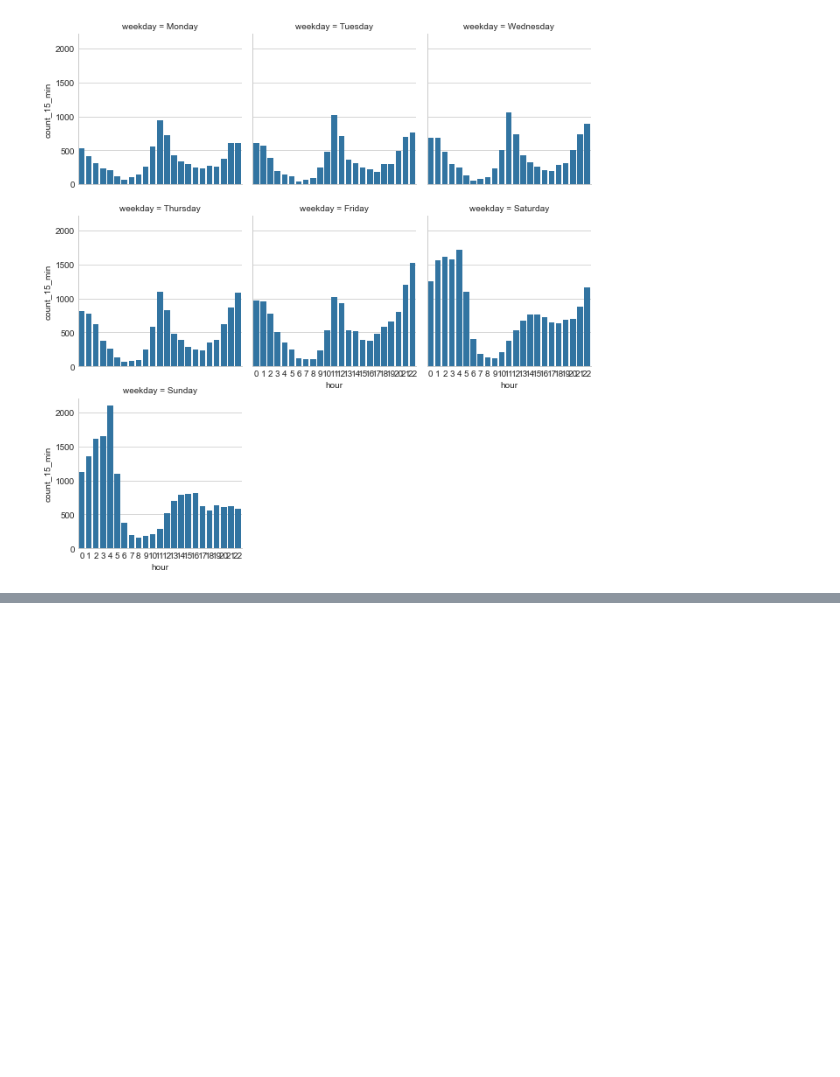
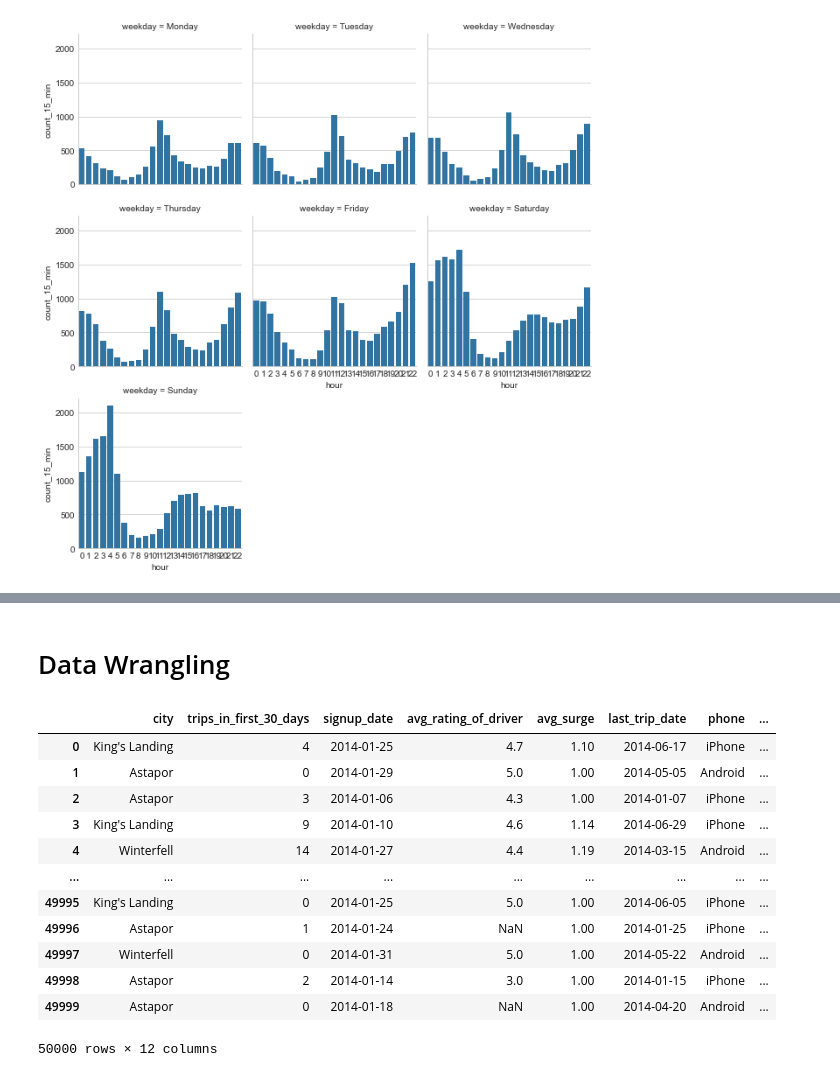
Before and after one commit to gabriellewald/ultimate-challenge, a Jupyter notebook: ultimate-data-challenge.ipynb, the cells around one changed output, grey strips where cells are left out. Drawn from its saved outputs; the diff is of its cells as text; code cells hidden in the pictures; blank space fills up the shorter version.

```diff
--- a/ultimate-data-challenge.ipynb
+++ b/ultimate-data-challenge.ipynb
@@ -293,0 +319,20 @@ improve its long­term rider retention (again, a few sentences will suffice).
+# %% [markdown]
+# Data Wrangling
+# %%
+# user (rider) retention
+df = pd.read_json('data/ultimate_data_challenge.json')
+df
+# %% [output]
+|  | city | trips_in_first_30_days | signup_date | avg_rating_of_driver | avg_surge | last_trip_date | phone | ... |
+| 0 | King's Landing | 4 | 2014-01-25 | 4.7 | 1.10 | 2014-06-17 | iPhone | ... |
+| 1 | Astapor | 0 | 2014-01-29 | 5.0 | 1.00 | 2014-05-05 | Android | ... |
+| 2 | Astapor | 3 | 2014-01-06 | 4.3 | 1.00 | 2014-01-07 | iPhone | ... |
+| 3 | King's Landing | 9 | 2014-01-10 | 4.6 | 1.14 | 2014-06-29 | iPhone | ... |
+| 4 | Winterfell | 14 | 2014-01-27 | 4.4 | 1.19 | 2014-03-15 | Android | ... |
+| ... | ... | ... | ... | ... | ... | ... | ... | ... |
+| 49995 | King's Landing | 0 | 2014-01-25 | 5.0 | 1.00 | 2014-06-05 | iPhone | ... |
+| 49996 | Astapor | 1 | 2014-01-24 | NaN | 1.00 | 2014-01-25 | iPhone | ... |
+| 49997 | Winterfell | 0 | 2014-01-31 | 5.0 | 1.00 | 2014-05-22 | Android | ... |
+| 49998 | Astapor | 2 | 2014-01-14 | 3.0 | 1.00 | 2014-01-15 | iPhone | ... |
+| 49999 | Astapor | 0 | 2014-01-18 | NaN | 1.00 | 2014-04-20 | Android | ... |
+50000 rows × 12 columns
```
Also changed, not shown: parts of 13 cells of this notebook.
